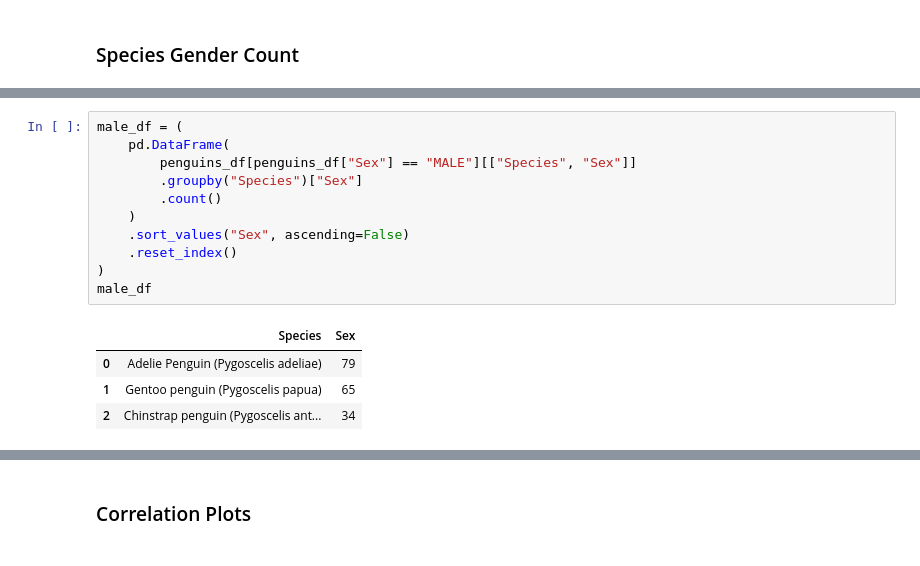
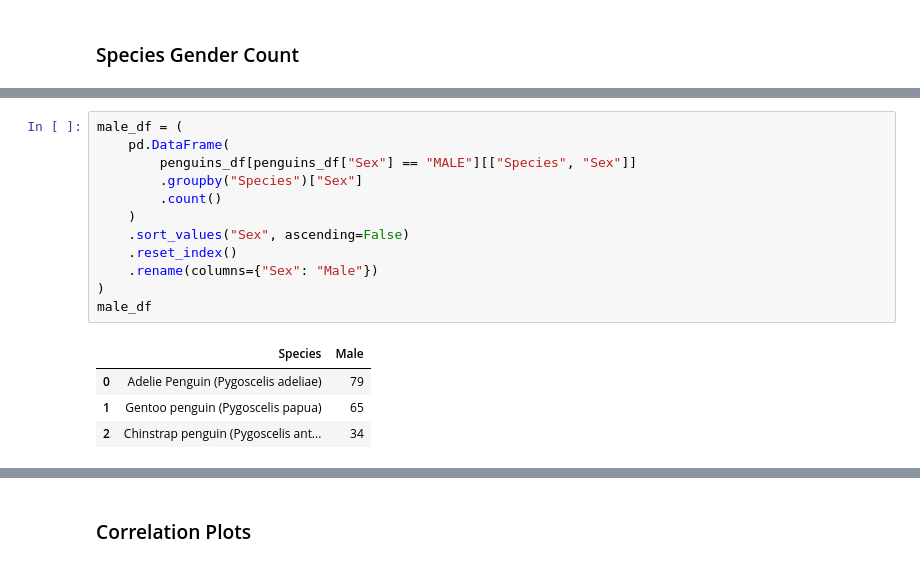
Before and after one commit to esharma3/Palmer-Archipelago-Penguins-Data-Exploration-, a Jupyter notebook: Notebook/data_exploration_penguins_iter.ipynb, the cells around one changed output, grey strips where cells are left out. Saved outputs shown, nothing was run; the diff lists cells and outputs as text.

```diff
--- a/Notebook/data_exploration_penguins_iter.ipynb
+++ b/Notebook/data_exploration_penguins_iter.ipynb
@@ -318,16 +331,17 @@ female_df
 # %%
 male_df = (
     pd.DataFrame(
         penguins_df[penguins_df["Sex"] == "MALE"][["Species", "Sex"]]
         .groupby("Species")["Sex"]
         .count()
     )
     .sort_values("Sex", ascending=False)
     .reset_index()
+    .rename(columns={"Sex": "Male"})
 )
 male_df
 # %% [output]
-|  | Species | Sex |
+|  | Species | Male |
 | 0 | Adelie Penguin (Pygoscelis adeliae) | 79 |
 | 1 | Gentoo penguin (Pygoscelis papua) | 65 |
 | 2 | Chinstrap penguin (Pygoscelis ant... | 34 |
```
Also changed, not shown: parts of 12 cells of this notebook.
